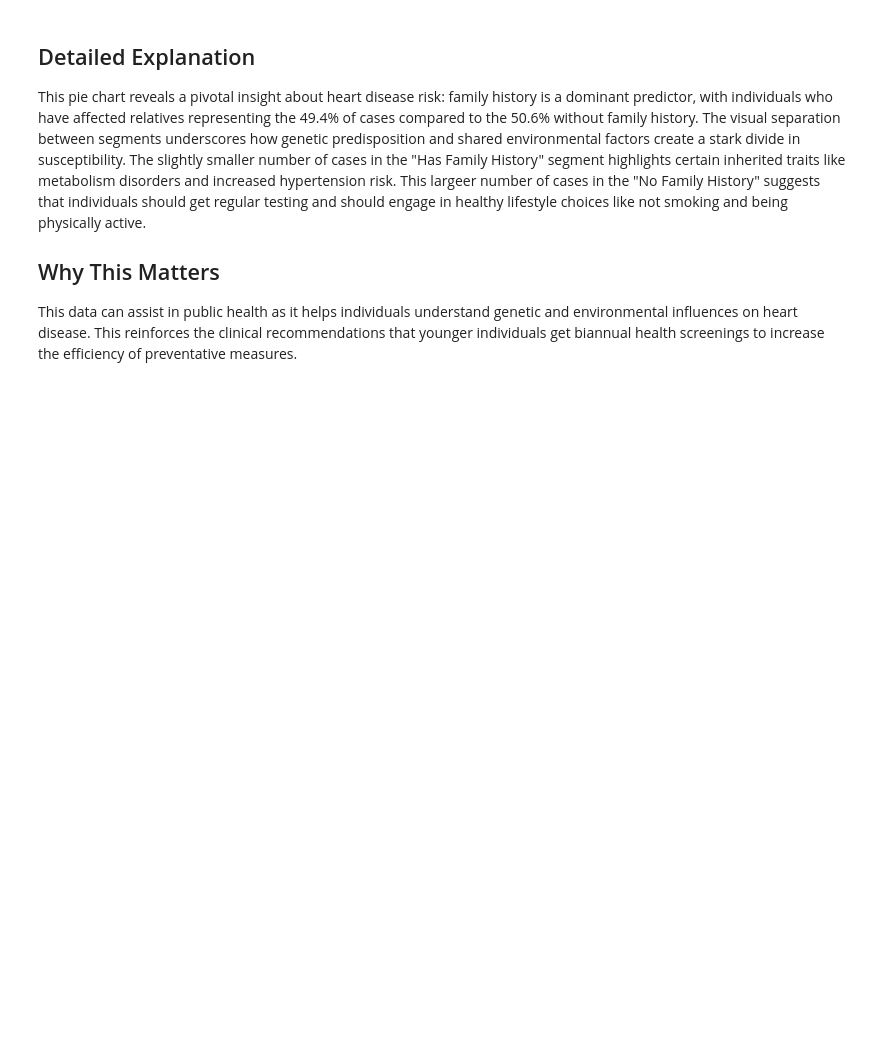
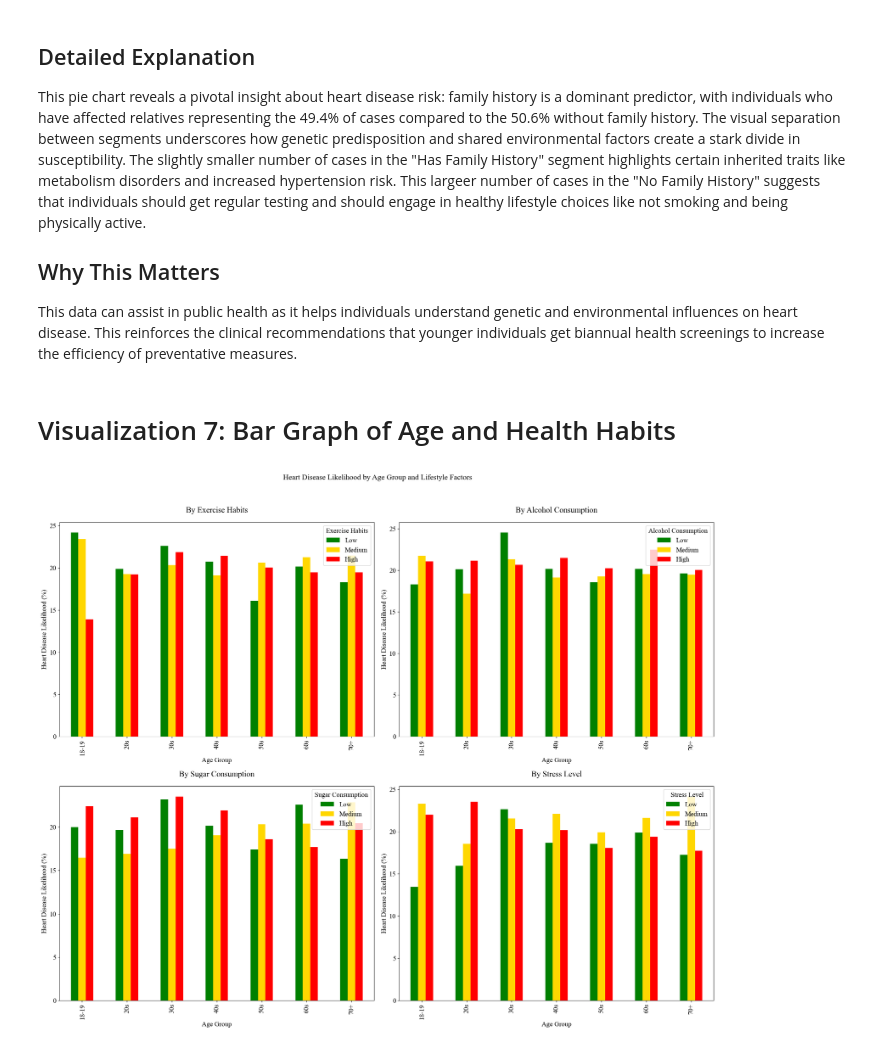
Before and after one commit to IsaacFerry/CS445-Final-Project, a Jupyter notebook: CS445_FinalProject.ipynb, the cells around one changed output. Saved outputs shown, nothing was run; the diff lists cells and outputs as text; code cells hidden in the pictures; blank space fills up the shorter version.

```diff
--- a/CS445_FinalProject.ipynb
+++ b/CS445_FinalProject.ipynb
@@ -317,3 +317,70 @@ This pie chart reveals a pivotal insight about heart disease risk: family histor
 
 ## Why This Matters
 This data can assist in public health as it helps individuals understand genetic and environmental influences on heart disease. This reinforces the clinical recommendations that younger individuals get biannual health screenings to increase the efficiency of preventative measures.
+# %% [markdown]
+# Visualization 7: Bar Graph of Age and Health Habits
+# %%
+import matplotlib.pyplot as plt
+import pandas as pd
+
+df = pd.read_csv('heart_disease.csv')
+
+# Set up the figure and axes grid
+fig, axes = plt.subplots(2, 2, figsize=(20, 16))  # 2 rows, 2 columns
+fig.suptitle('Heart Disease Likelihood by Age Group and Lifestyle Factors', fontsize=16, y=1.02)
+
+# Redefine and create age groups
+bins = [17, 19, 29, 39, 49, 59, 69, df['Age'].max()]
+labels = ['18-19', '20s', '30s', '40s', '50s', '60s', '70+']
+df['Age_Group'] = pd.cut(df['Age'], bins=bins, labels=labels, right=True)
+age_order = ['18-19', '20s', '30s', '40s', '50s', '60s', '70+']
+
+# Plot 1: Exercise Habits
+grouped = df.groupby(['Age_Group', 'Exercise Habits'])['Heart Disease Status'].apply(
+    lambda x: (x == 'Yes').mean() * 100
+).reset_index(name='Heart Disease Likelihood')
+pivot_df = grouped.pivot(index='Age_Group', columns='Exercise Habits', values='Heart Disease Likelihood').reindex(age_order)
+pivot_df[['Low', 'Medium', 'High']].plot(kind='bar', ax=axes[0, 0], color=['#008000', 'gold', 'red'])
+axes[0, 0].set_title('By Exercise Habits')
+axes[0, 0].set_xlabel('Age Group')
+axes[0, 0].set_ylabel('Heart Disease Likelihood (%)')
+axes[0, 0].legend(title='Exercise Habits')
+
+# Plot 2: Alcohol Consumption
+grouped = df.groupby(['Age_Group', 'Alcohol Consumption'])['Heart Disease Status'].apply(
+    lambda x: (x == 'Yes').mean() * 100
+).reset_index(name='Heart Disease Likelihood')
+pivot_df = grouped.pivot(index='Age_Group', columns='Alcohol Consumption', values='Heart Disease Likelihood').reindex(age_order)
+pivot_df[['Low', 'Medium', 'High']].plot(kind='bar', ax=axes[0, 1], color=['#008000', 'gold', 'red'])
+axes[0, 1].set_title('By Alcohol Consumption')
+axes[0, 1].set_xlabel('Age Group')
+axes[0, 1].set_ylabel('Heart Disease Likelihood (%)')
+axes[0, 1].legend(title='Alcohol Consumption')
+
+# Plot 3: Sugar Consumption
+grouped = df.groupby(['Age_Group', 'Sugar Consumption'])['Heart Disease Status'].apply(
+    lambda x: (x == 'Yes').mean() * 100
+).reset_index(name='Heart Disease Likelihood')
+pivot_df = grouped.pivot(index='Age_Group', columns='Sugar Consumption', values='Heart Disease Likelihood').reindex(age_order)
+pivot_df[['Low', 'Medium', 'High']].plot(kind='bar', ax=axes[1, 0], color=['#008000', 'gold', 'red'])
+axes[1, 0].set_title('By Sugar Consumption')
+axes[1, 0].set_xlabel('Age Group')
+axes[1, 0].set_ylabel('Heart Disease Likelihood (%)')
+axes[1, 0].legend(title='Sugar Consumption')
+
+# Plot 4: Stress Level
+grouped = df.groupby(['Age_Group', 'Stress Level'])['Heart Disease Status'].apply(
+    lambda x: (x == 'Yes').mean() * 100
+).reset_index(name='Heart Disease Likelihood')
+pivot_df = grouped.pivot(index='Age_Group', columns='Stress Level', values='Heart Disease Likelihood').reindex(age_order)
+pivot_df[['Low', 'Medium', 'High']].plot(kind='bar', ax=axes[1, 1], color=['#008000', 'gold', 'red'])
+axes[1, 1].set_title('By Stress Level')
+axes[1, 1].set_xlabel('Age Group')
+axes[1, 1].set_ylabel('Heart Disease Likelihood (%)')
+axes[1, 1].legend(title='Stress Level')
+
+# Adjust layout
+plt.tight_layout()
+plt.show()
+# %% [output]
+[figure, added]
```
Also changed, not shown: parts of 9 cells of this notebook.
